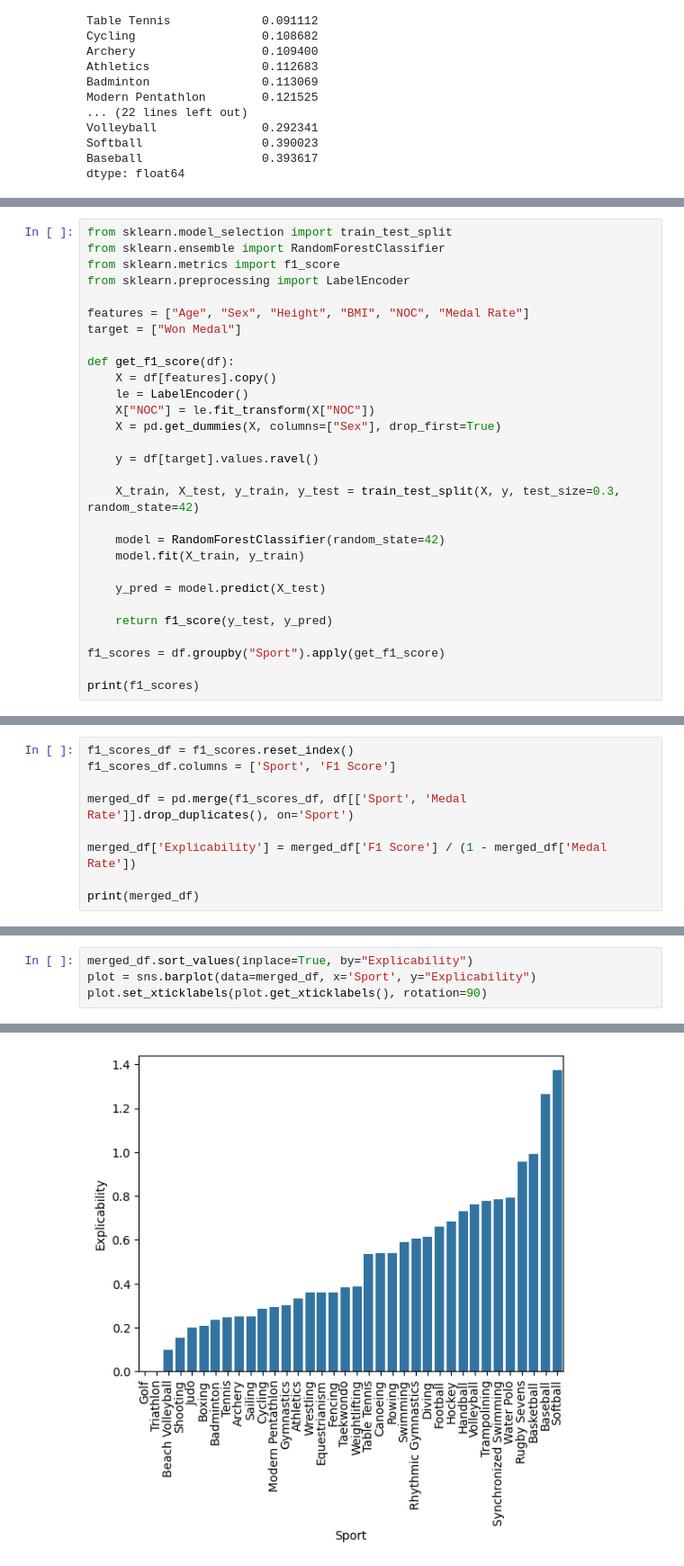
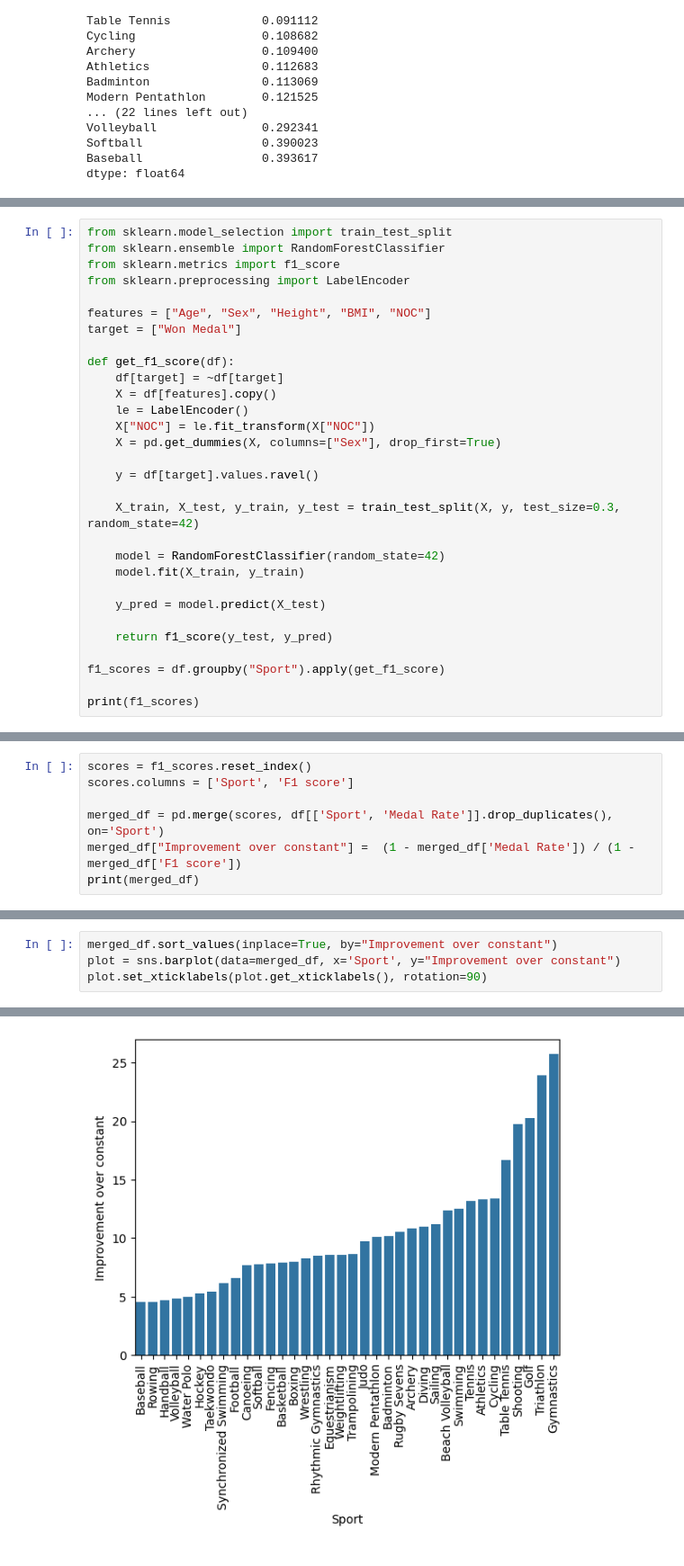
Before and after one commit to Luna-v0/olympic-analyses, a Jupyter notebook: medal_rate.ipynb, the cells around one changed output, grey strips where cells are left out. Shown at 90% size. Cells and saved outputs as stored; diff of their text form.

```diff
--- a/medal_rate.ipynb
+++ b/medal_rate.ipynb
@@ -40,10 +40,11 @@ from sklearn.ensemble import RandomForestClassifier
 from sklearn.metrics import f1_score
 from sklearn.preprocessing import LabelEncoder
 
-features = ["Age", "Sex", "Height", "BMI", "NOC", "Medal Rate"]
+features = ["Age", "Sex", "Height", "BMI", "NOC"]
 target = ["Won Medal"]
 
 def get_f1_score(df):
+    df[target] = ~df[target]
     X = df[features].copy()
     le = LabelEncoder()
     X["NOC"] = le.fit_transform(X["NOC"])
@@ -107,10 +108,8 @@ plot.set_xticklabels(plot.get_xticklabels(), rotation=90)
 # %%
-f1_scores_df = f1_scores.reset_index()
-f1_scores_df.columns = ['Sport', 'F1 Score']
+scores = f1_scores.reset_index()
+scores.columns = ['Sport', 'F1 score']
 
-merged_df = pd.merge(f1_scores_df, df[['Sport', 'Medal Rate']].drop_duplicates(), on='Sport')
-
-merged_df['Explicability'] = merged_df['F1 Score'] / (1 - merged_df['Medal Rate'])
-
+merged_df = pd.merge(scores, df[['Sport', 'Medal Rate']].drop_duplicates(), on='Sport')
+merged_df["Improvement over constant"] =  (1 - merged_df['Medal Rate']) / (1 - merged_df['F1 score'])
 print(merged_df)
 # %% [output]
@@ -134,5 +138,5 @@ print(merged_df)
 # %%
-merged_df.sort_values(inplace=True, by="Explicability")
-plot = sns.barplot(data=merged_df, x='Sport', y="Explicability")
+merged_df.sort_values(inplace=True, by="Improvement over constant")
+plot = sns.barplot(data=merged_df, x='Sport', y="Improvement over constant")
 plot.set_xticklabels(plot.get_xticklabels(), rotation=90)
 # %% [output]
@@ -156 +160 @@ plot.set_xticklabels(plot.get_xticklabels(), rotation=90)
-[figure, old version]
+[figure, new version]
```
Also changed, not shown: parts of 11 cells of this notebook, 2 other files.
